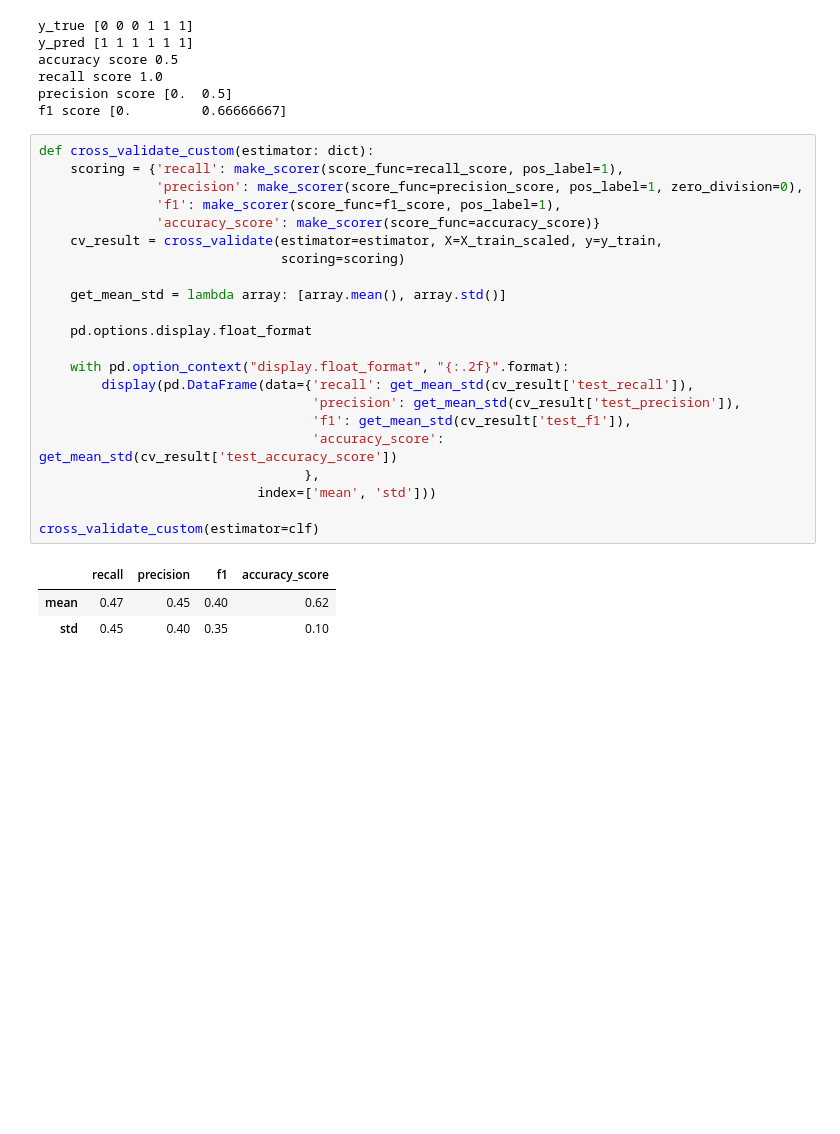
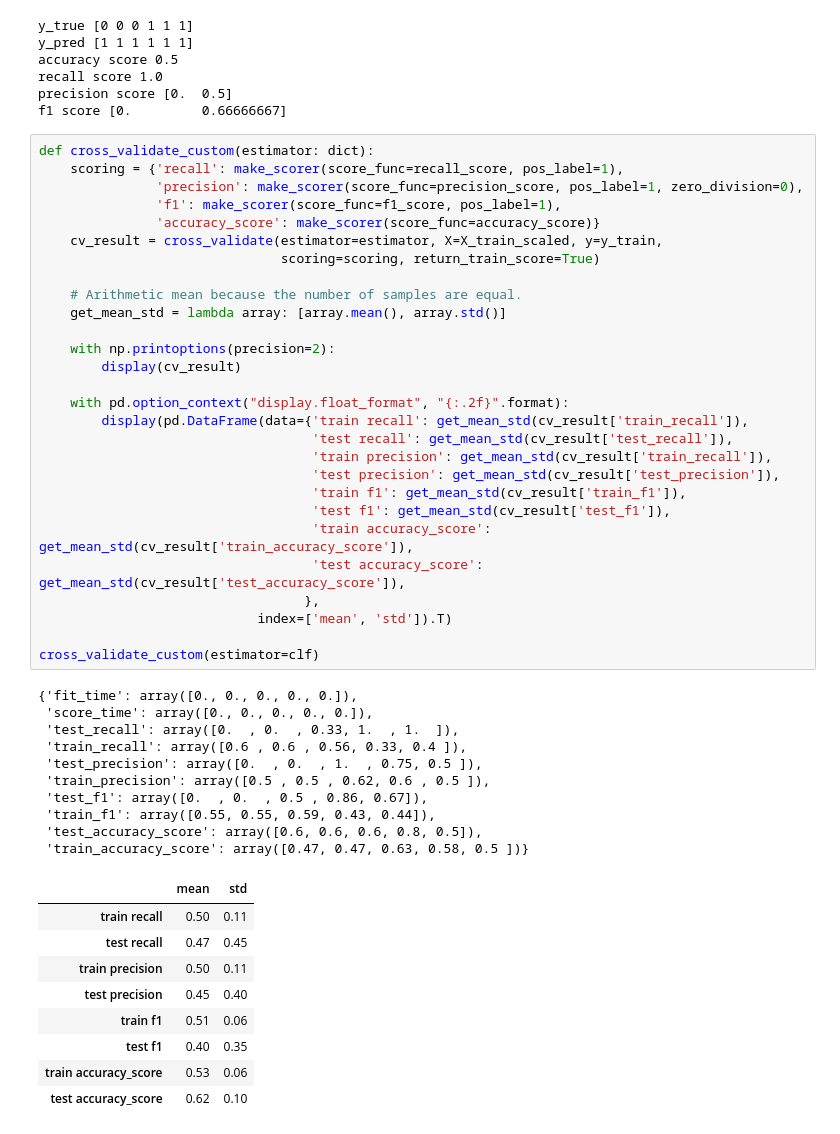
Before and after one commit to jasonrichdarmawan/p1-ml1, a Jupyter notebook: playground/metrics.ipynb, the cells around one changed output. Cells and saved outputs as stored; diff of their text form; blank space fills up the shorter version.

```diff
--- a/playground/metrics.ipynb
+++ b/playground/metrics.ipynb
@@ -127,26 +127,48 @@ f1 score [0.         0.66666667]
 # %%
 def cross_validate_custom(estimator: dict):
     scoring = {'recall': make_scorer(score_func=recall_score, pos_label=1),
                'precision': make_scorer(score_func=precision_score, pos_label=1, zero_division=0),
                'f1': make_scorer(score_func=f1_score, pos_label=1),
                'accuracy_score': make_scorer(score_func=accuracy_score)}
     cv_result = cross_validate(estimator=estimator, X=X_train_scaled, y=y_train,
-                               scoring=scoring)
+                               scoring=scoring, return_train_score=True)
 
+    # Arithmetic mean because the number of samples are equal.
     get_mean_std = lambda array: [array.mean(), array.std()]
 
-    pd.options.display.float_format
+    with np.printoptions(precision=2):
+        display(cv_result)
 
     with pd.option_context("display.float_format", "{:.2f}".format):
-        display(pd.DataFrame(data={'recall': get_mean_std(cv_result['test_recall']),
-                                   'precision': get_mean_std(cv_result['test_precision']),
-                                   'f1': get_mean_std(cv_result['test_f1']),
-                                   'accuracy_score': get_mean_std(cv_result['test_accuracy_score'])
+        display(pd.DataFrame(data={'train recall': get_mean_std(cv_result['train_recall']),
+                                   'test recall': get_mean_std(cv_result['test_recall']),
+                                   'train precision': get_mean_std(cv_result['train_recall']),
+                                   'test precision': get_mean_std(cv_result['test_precision']),
+                                   'train f1': get_mean_std(cv_result['train_f1']),
+                                   'test f1': get_mean_std(cv_result['test_f1']),
+                                   'train accuracy_score': get_mean_std(cv_result['train_accuracy_score']),
+                                   'test accuracy_score': get_mean_std(cv_result['test_accuracy_score']),
                                   },
-                            index=['mean', 'std']))
+                            index=['mean', 'std']).T)
 
 cross_validate_custom(estimator=clf)
 # %% [output]
+{'fit_time': array([0., 0., 0., 0., 0.]),
+ 'score_time': array([0., 0., 0., 0., 0.]),
+ 'test_recall': array([0.  , 0.  , 0.33, 1.  , 1.  ]),
+ 'train_recall': array([0.6 , 0.6 , 0.56, 0.33, 0.4 ]),
+ 'test_precision': array([0.  , 0.  , 1.  , 0.75, 0.5 ]),
+ 'train_precision': array([0.5 , 0.5 , 0.62, 0.6 , 0.5 ]),
+ 'test_f1': array([0.  , 0.  , 0.5 , 0.86, 0.67]),
+ 'train_f1': array([0.55, 0.55, 0.59, 0.43, 0.44]),
+ 'test_accuracy_score': array([0.6, 0.6, 0.6, 0.8, 0.5]),
+ 'train_accuracy_score': array([0.47, 0.47, 0.63, 0.58, 0.5 ])}
-|  | recall | precision | f1 | accuracy_score |
-| mean | 0.47 | 0.45 | 0.40 | 0.62 |
-| std | 0.45 | 0.40 | 0.35 | 0.10 |
+|  | mean | std |
+| train recall | 0.50 | 0.11 |
+| test recall | 0.47 | 0.45 |
+| train precision | 0.50 | 0.11 |
+| test precision | 0.45 | 0.40 |
+| train f1 | 0.51 | 0.06 |
+| test f1 | 0.40 | 0.35 |
+| train accuracy_score | 0.53 | 0.06 |
+| test accuracy_score | 0.62 | 0.10 |
```
Also changed, not shown: 3 other files.
